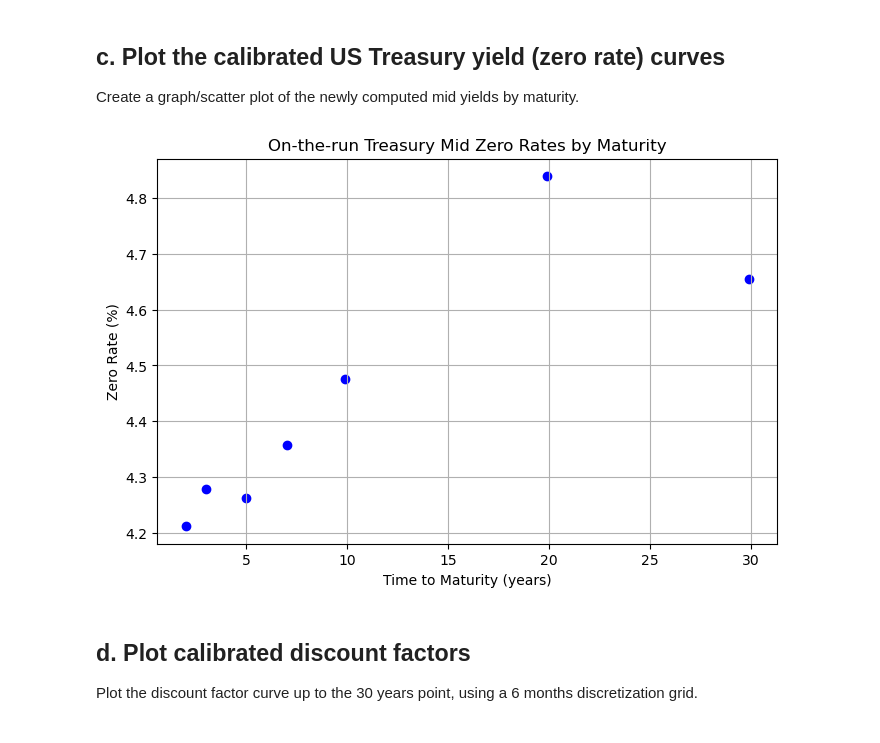
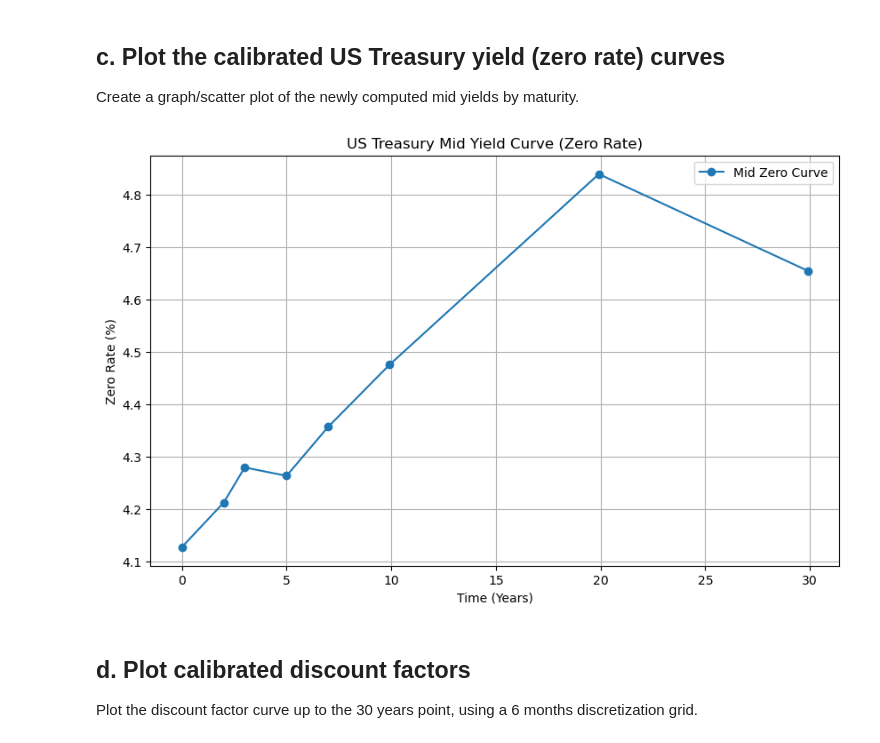
Before and after one commit to Anand-Nakhate/credit-markets, a Jupyter notebook: Homework_2/Homework2_AnandNakhate.ipynb, the cells around one changed output. Cells and saved outputs as stored; diff of their text form; code cells hidden in the pictures.

```diff
--- a/Homework_2/Homework2_AnandNakhate.ipynb
+++ b/Homework_2/Homework2_AnandNakhate.ipynb
@@ -391,26 +400,18 @@ display(mid_curve_details_df)
 
 Create a graph/scatter plot of the newly computed mid yields by maturity.
 # %%
-day_count = ql.ActualActual(ql.ActualActual.ISMA)
+mid_curve_details_df = mid_curve_details_df.sort_values(by='YearFrac')
+plt.figure(figsize=(10, 6))
+plt.plot(mid_curve_details_df['YearFrac'], mid_curve_details_df['ZeroRate'], marker='o', label='Mid Zero Curve')
 
-maturities = []
-zero_rates = []
-for _, row in merged_us_treasuries_on_the_run.iterrows():
-    mat_date = ql.Date(row["maturity"].day, row["maturity"].month, row["maturity"].year)
-    t = day_count.yearFraction(mid_curve.referenceDate(), mat_date)
-    z = mid_curve.zeroRate(mat_date, day_count, ql.Compounded).rate()
-    maturities.append(t)
-    zero_rates.append(z * 100)
-
-plt.figure(figsize=(8, 5))
-plt.scatter(maturities, zero_rates, color="blue")
-plt.title("On-the-run Treasury Mid Zero Rates by Maturity")
-plt.xlabel("Time to Maturity (years)")
-plt.ylabel("Zero Rate (%)")
+plt.xlabel('Time (Years)')
+plt.ylabel('Zero Rate (%)')
+plt.title('US Treasury Mid Yield Curve (Zero Rate)')
 plt.grid(True)
+plt.legend()
 plt.show()
 # %% [output]
-[figure, old version]
+[figure, new version]
 # %% [markdown]
 ## d. Plot calibrated discount factors
 
```
Also changed, not shown: parts of 1 cell of this notebook, 1 other file.
